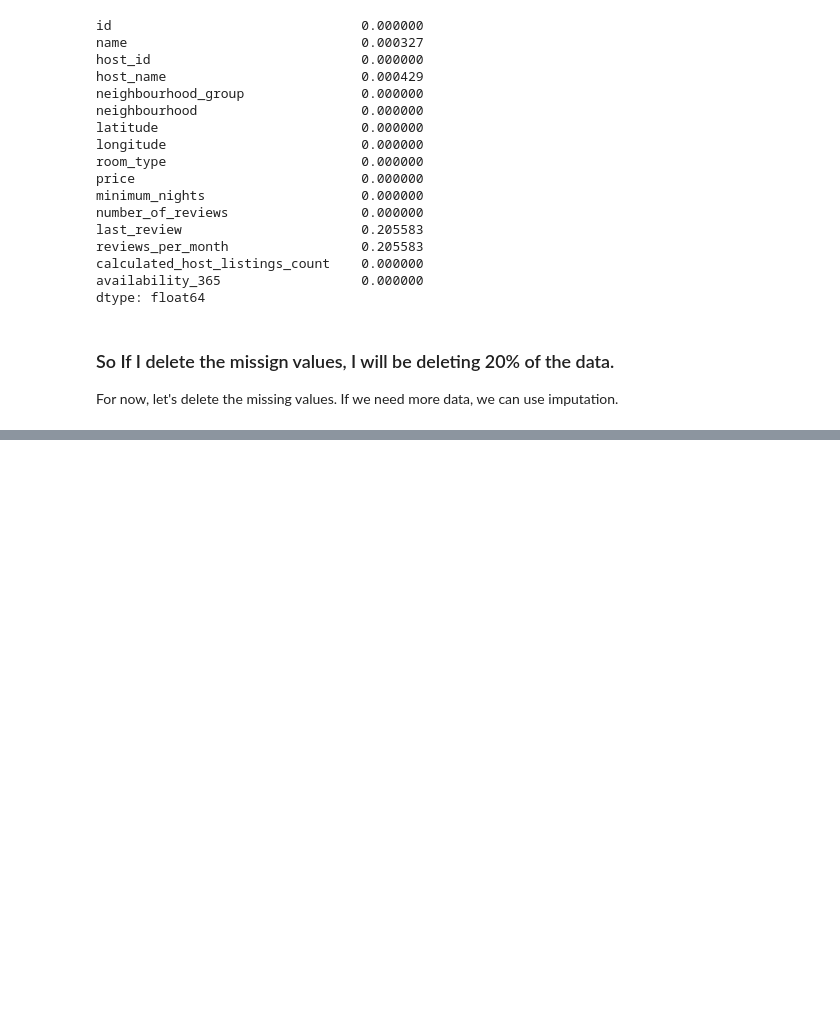
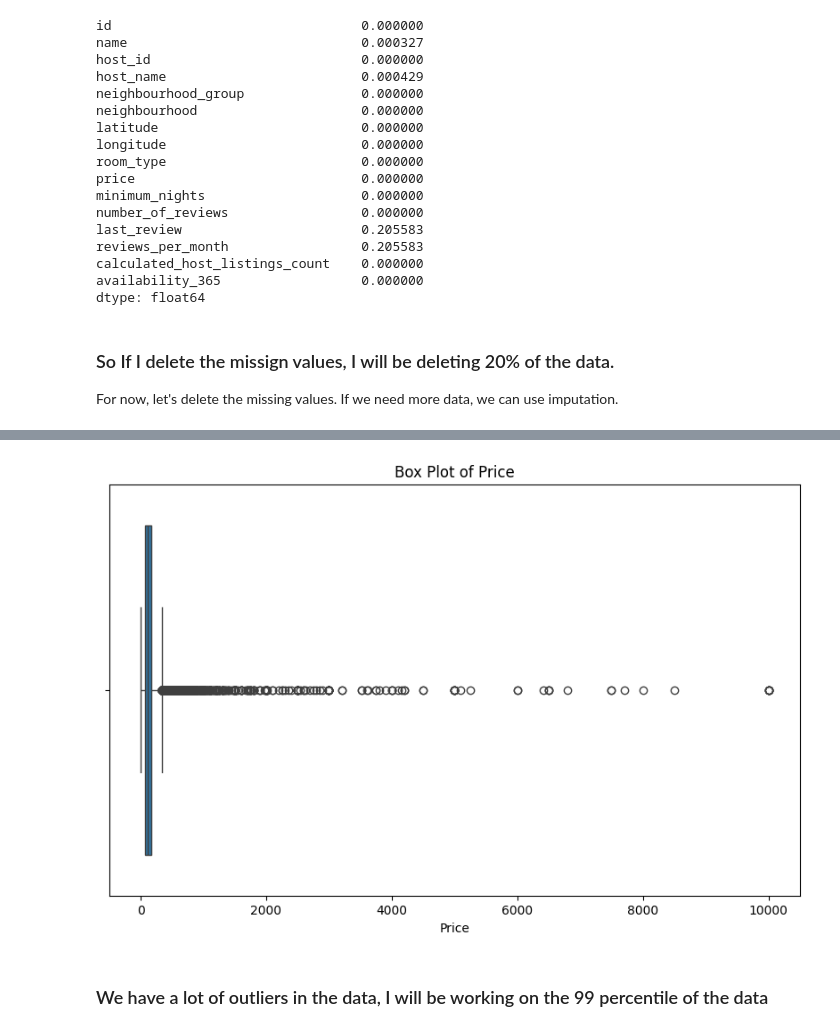
Before and after one commit to Dhruvrana8/airbnb-price-prediction-mlflow, a Jupyter notebook: notebook/index.ipynb, the cells around one changed output, grey strips where cells are left out. Drawn from its saved outputs; the diff is of its cells as text; code cells hidden in the pictures; blank space fills up the shorter version.

```diff
--- a/notebook/index.ipynb
+++ b/notebook/index.ipynb
@@ -182,0 +194,10 @@ df.head()
+# %%
+plt.figure(figsize=(10, 6))
+sns.boxplot(x=df['price'])
+plt.title('Box Plot of Price')
+plt.xlabel('Price')
+plt.show()
+# %% [output]
+[figure, added]
+# %% [markdown]
+### We have a lot of outliers in the data, I will be working on the 99 percentile of the data
```
Also changed, not shown: parts of 6 cells of this notebook.
